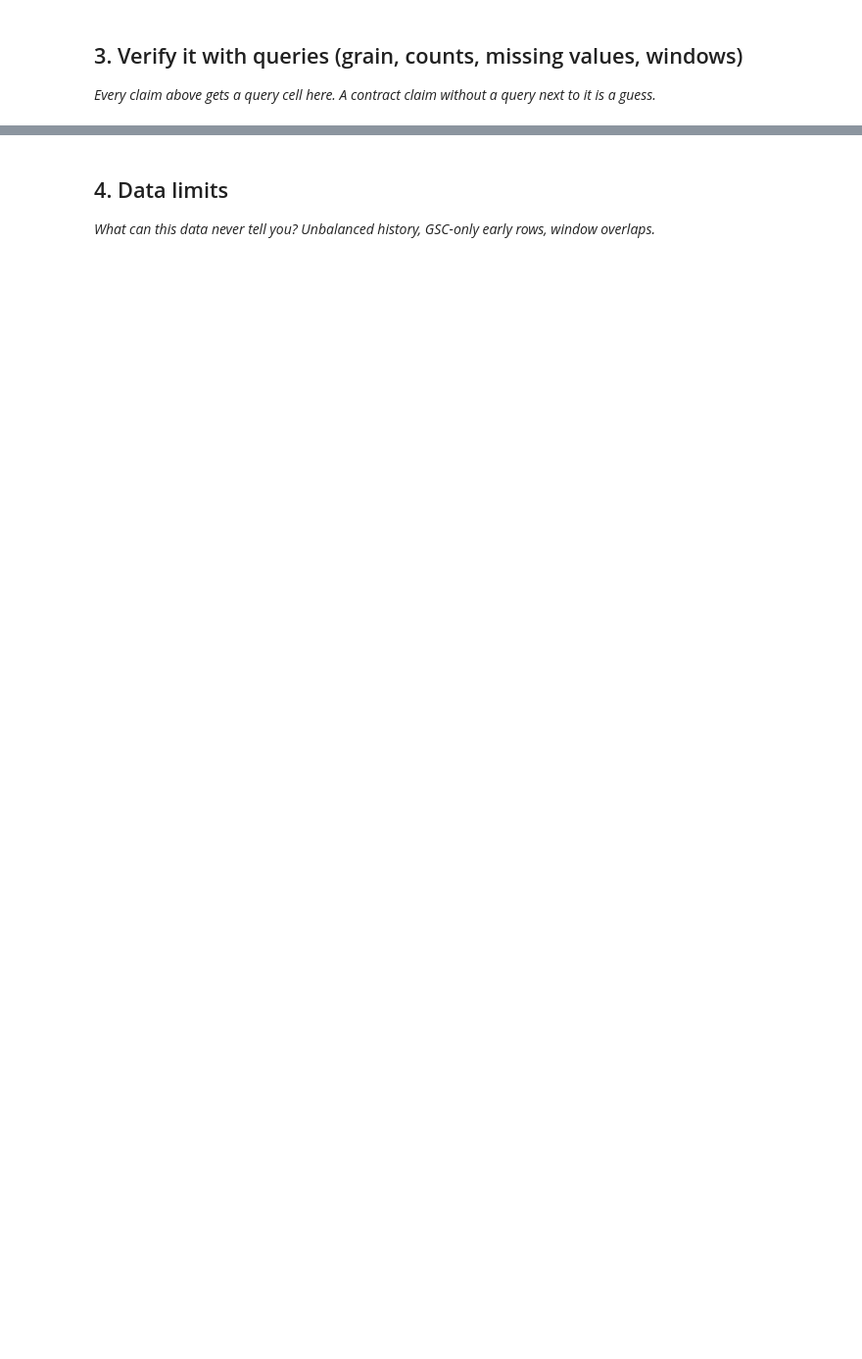
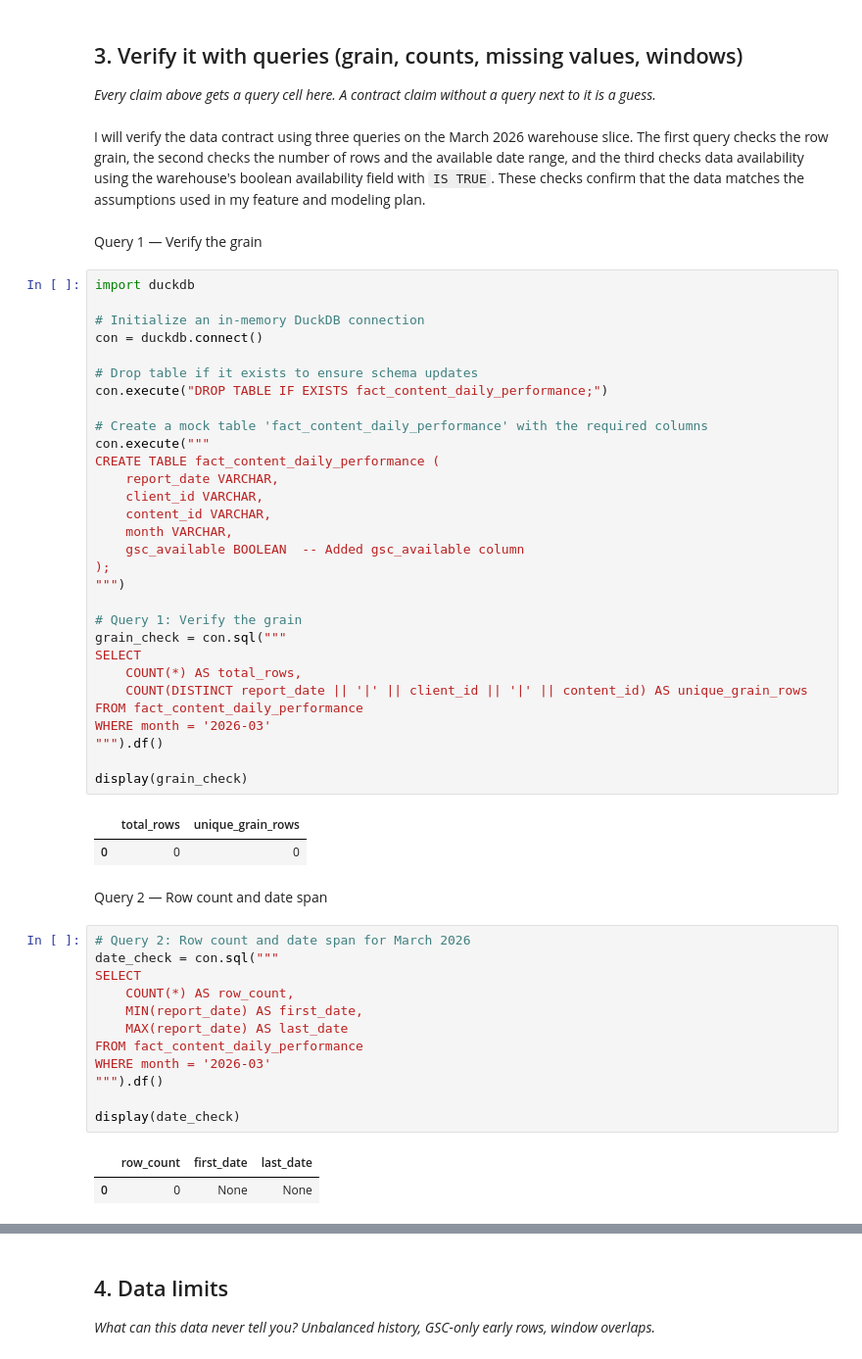
Before and after one commit to kiran162005/flyrank-ml, a Jupyter notebook: work/notebooks/w03_data_contract.ipynb, the cells around one changed output, grey strips where cells are left out. Shown at 98% size. Saved outputs shown, nothing was run; the diff lists cells and outputs as text; blank space fills up the shorter version.

```diff
--- a/work/notebooks/w03_data_contract.ipynb
+++ b/work/notebooks/w03_data_contract.ipynb
@@ -18,3 +63,57 @@ This skeleton is yours to fill. Work the sections **in order** — each one has
 ## 3. Verify it with queries (grain, counts, missing values, windows)
 
 *Every claim above gets a query cell here. A contract claim without a query next to it is a guess.*
+# %% [markdown]
+I will verify the data contract using three queries on the March 2026 warehouse slice. The first query checks the row grain, the second checks the number of rows and the available date range, and the third checks data availability using the warehouse's boolean availability field with `IS TRUE`. These checks confirm that the data matches the assumptions used in my feature and modeling plan.
+# %% [markdown]
+Query 1 — Verify the grain
+# %%
+import duckdb
+
+# Initialize an in-memory DuckDB connection
+con = duckdb.connect()
+
+# Drop table if it exists to ensure schema updates
+con.execute("DROP TABLE IF EXISTS fact_content_daily_performance;")
+
+# Create a mock table 'fact_content_daily_performance' with the required columns
+con.execute("""
+CREATE TABLE fact_content_daily_performance (
+    report_date VARCHAR,
+    client_id VARCHAR,
+    content_id VARCHAR,
+    month VARCHAR,
+    gsc_available BOOLEAN  -- Added gsc_available column
+);
+""")
+
+# Query 1: Verify the grain
+grain_check = con.sql("""
+SELECT
+    COUNT(*) AS total_rows,
+    COUNT(DISTINCT report_date || '|' || client_id || '|' || content_id) AS unique_grain_rows
+FROM fact_content_daily_performance
+WHERE month = '2026-03'
+""").df()
+
+display(grain_check)
+# %% [output]
+|  | total_rows | unique_grain_rows |
+| 0 | 0 | 0 |
+# %% [markdown]
+Query 2 — Row count and date span
+# %%
+# Query 2: Row count and date span for March 2026
+date_check = con.sql("""
+SELECT
+    COUNT(*) AS row_count,
+    MIN(report_date) AS first_date,
+    MAX(report_date) AS last_date
+FROM fact_content_daily_performance
+WHERE month = '2026-03'
+""").df()
+
+display(date_check)
+# %% [output]
+|  | row_count | first_date | last_date |
+| 0 | 0 | None | None |
```
Also changed, not shown: parts of 5 cells of this notebook.
